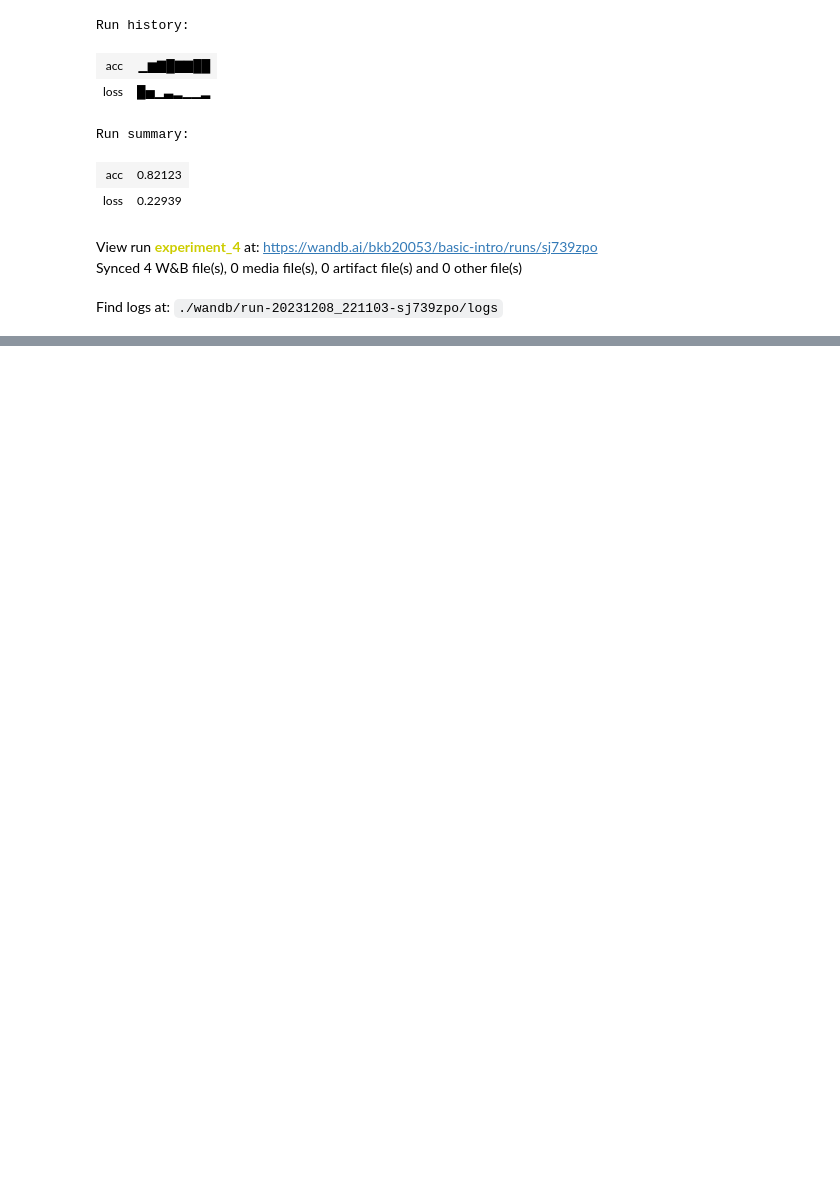
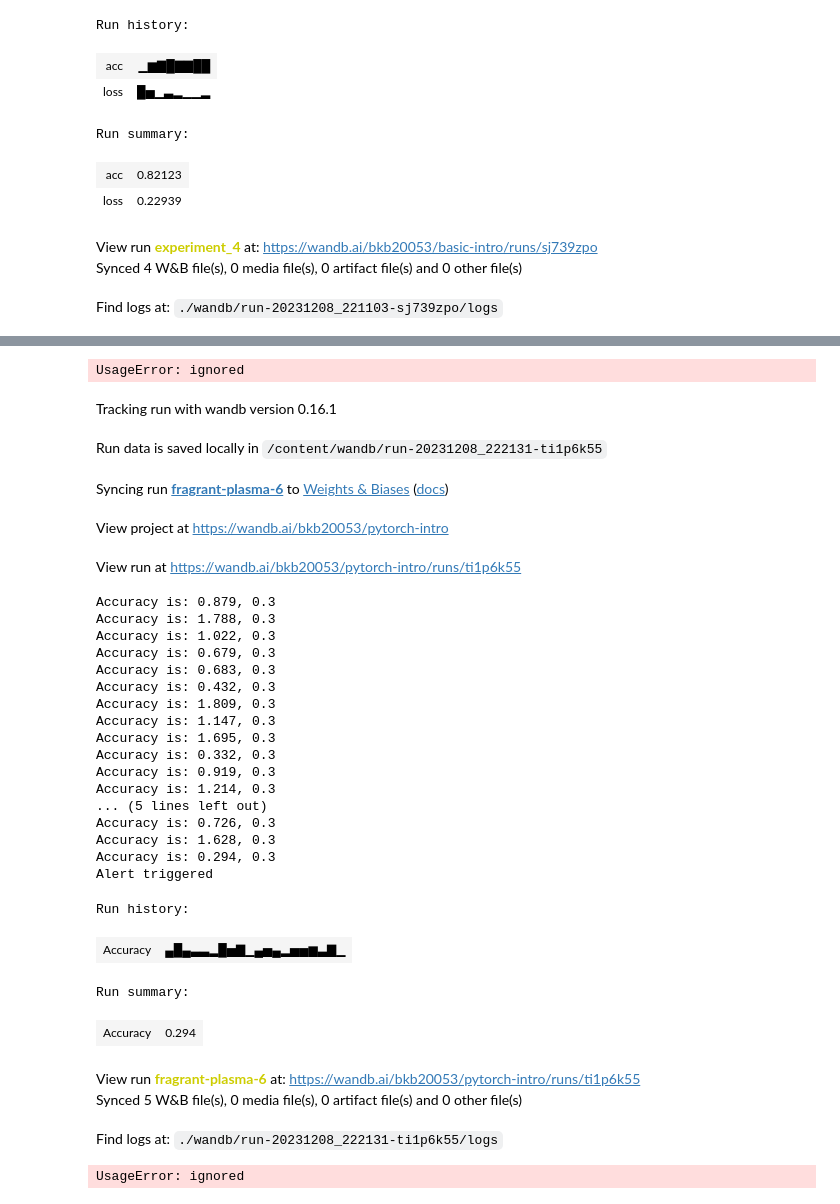
Before and after one commit to benjaminbrown038/WeightAndBiases, a Jupyter notebook: notebooks/wandb/experiments.ipynb, the cells around one changed output, grey strips where cells are left out. Drawn from its saved outputs; the diff is of its cells as text; code cells hidden in the pictures; blank space fills up the shorter version.

```diff
--- a/notebooks/wandb/experiments.ipynb
+++ b/notebooks/wandb/experiments.ipynb
@@ -59,0 +225,71 @@ Find logs at: ./wandb/run-20231208_221103-sj739zpo/logs
+# %%
+wandb.alert(
+    title="Low accuracy",
+    text=f"Accuracy is below the acceptable threshold"
+)
+# %% [output]
+UsageError: ignored
+# %%
+# Start a wandb run
+wandb.init(project="pytorch-intro")
+
+# Simulating a model training loop
+acc_threshold = 0.3
+for training_step in range(1000):
+
+    # Generate a random number for accuracy
+    accuracy = round(random.random() + random.random(), 3)
+    print(f'Accuracy is: {accuracy}, {acc_threshold}')
+
+    # 🐝 Log accuracy to wandb
+    wandb.log({"Accuracy": accuracy})
+
+    # 🔔 If the accuracy is below the threshold, fire a W&B Alert and stop the run
+    if accuracy <= acc_threshold:
+        # 🐝 Send the wandb Alert
+        wandb.alert(
+            title='Low Accuracy',
+            text=f'Accuracy {accuracy} at step {training_step} is below the acceptable theshold, {acc_threshold}',
+        )
+        print('Alert triggered')
+        break
+
+# Mark the run as finished (useful in Jupyter notebooks)
+wandb.finish()
+# %% [output]
+Tracking run with wandb version 0.16.1
+Run data is saved locally in /content/wandb/run-20231208_222131-ti1p6k55
+Syncing run fragrant-plasma-6 to Weights & Biases (docs)
+View project at https://wandb.ai/bkb20053/pytorch-intro
+View run at https://wandb.ai/bkb20053/pytorch-intro/runs/ti1p6k55
+Accuracy is: 0.879, 0.3
+Accuracy is: 1.788, 0.3
+Accuracy is: 1.022, 0.3
+Accuracy is: 0.679, 0.3
+Accuracy is: 0.683, 0.3
+Accuracy is: 0.432, 0.3
+Accuracy is: 1.809, 0.3
+Accuracy is: 1.147, 0.3
+Accuracy is: 1.695, 0.3
+Accuracy is: 0.332, 0.3
+Accuracy is: 0.919, 0.3
+Accuracy is: 1.214, 0.3
+... (5 lines left out)
+Accuracy is: 0.726, 0.3
+Accuracy is: 1.628, 0.3
+Accuracy is: 0.294, 0.3
+Alert triggered
+Run history:
+| Accuracy | ▄█▄▃▃▂█▅▇▁▄▅▄▂▅▅▆▃▇▁ |
+Run summary:
+| Accuracy | 0.294 |
+View run fragrant-plasma-6 at: https://wandb.ai/bkb20053/pytorch-intro/runs/ti1p6k55
+Synced 5 W&B file(s), 0 media file(s), 0 artifact file(s) and 0 other file(s)
+Find logs at: ./wandb/run-20231208_222131-ti1p6k55/logs
+# %%
+wandb.alert(
+    title="Low accuracy",
+    text=f"Accuracy is below the acceptable threshold"
+)
+# %% [output]
+UsageError: ignored
```
Also changed, not shown: parts of 4 cells of this notebook.
